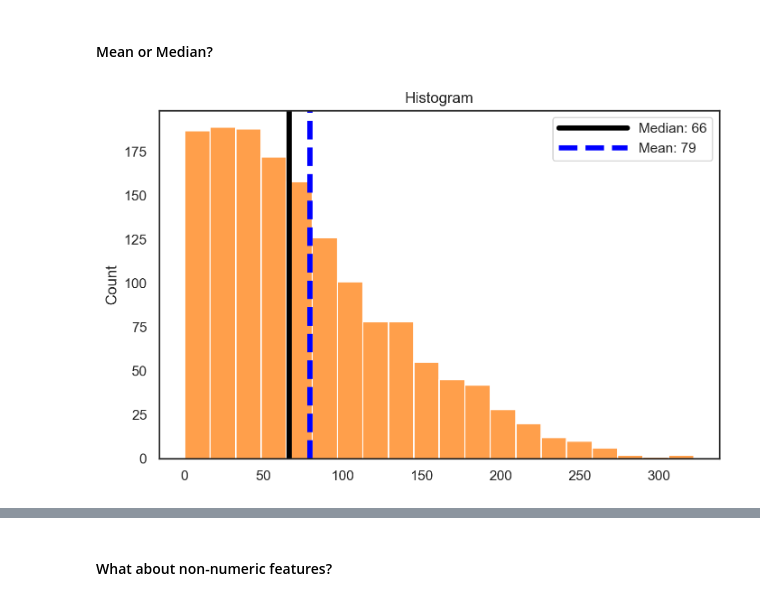
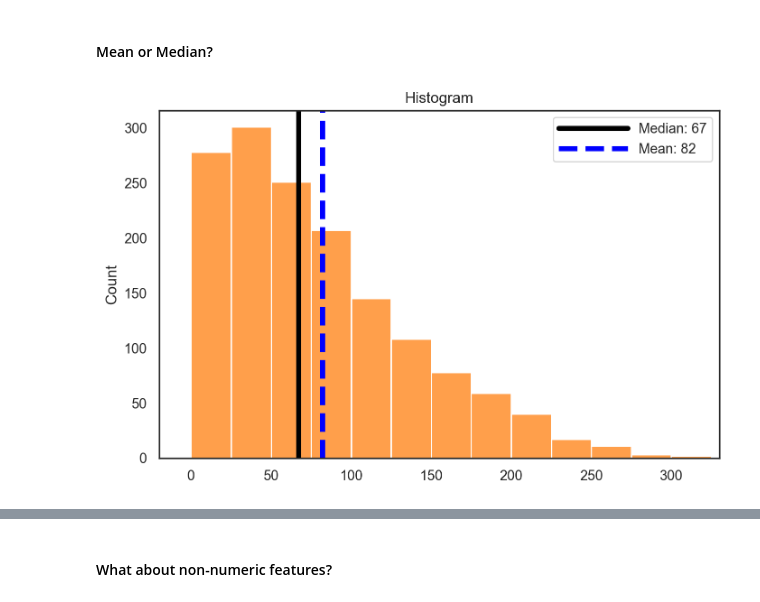
Before and after one commit to anacaleiro/Priv_DM2627, a Jupyter notebook: notebooks_solutions/lab06_data_preprocess_sol.ipynb, the cells around one changed output, grey strips where cells are left out. Cells and saved outputs as stored; diff of their text form; code cells hidden in the pictures.

```diff
--- a/notebooks_solutions/lab06_data_preprocess_sol.ipynb
+++ b/notebooks_solutions/lab06_data_preprocess_sol.ipynb
@@ -274,31 +278,29 @@ dtype: float64
 # %%
 #####################
 ## You don't need to understand this code
 #####################
 
-
-skew_demo = np.round(skewnorm.rvs(180, size=1500, random_state=68410237)*100, 0).astype(int)
+skew_demo = np.concat([np.round(skewnorm.rvs(180, size=1500, random_state=68410237)*100, 0).astype(int), [500]*10])
 
 skew_md = np.median(skew_demo)
 skew_mn = np.mean(skew_demo)
 
 sns.set_theme(style="white", palette=None)
 
 fig, ax = plt.subplots(figsize=(8,5))
 
 sns.histplot(skew_demo, bins=20,
              ax=ax, color='tab:orange')
 
 ax.axvline(skew_md, color='black', linewidth=4,
            label='Median: {}'.format(int(skew_md)))
 ax.axvline(skew_mn, color='blue', linestyle='dashed', linewidth=4,
            label='Mean: {}'.format(int(skew_mn)))
 
 ax.legend(handlelength=5)
 
+ax.set_xlim(left=-20, right=330)
 ax.set_title("Histogram")
 plt.show()
-
-sns.set()
 # %% [output]
-[figure, old version]
+[figure, new version]
```
Also changed, not shown: parts of 10 cells of this notebook.
